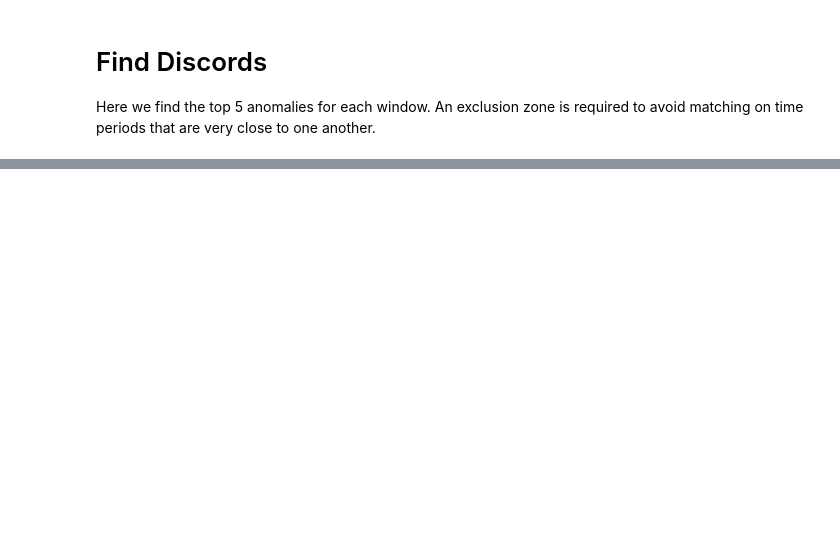
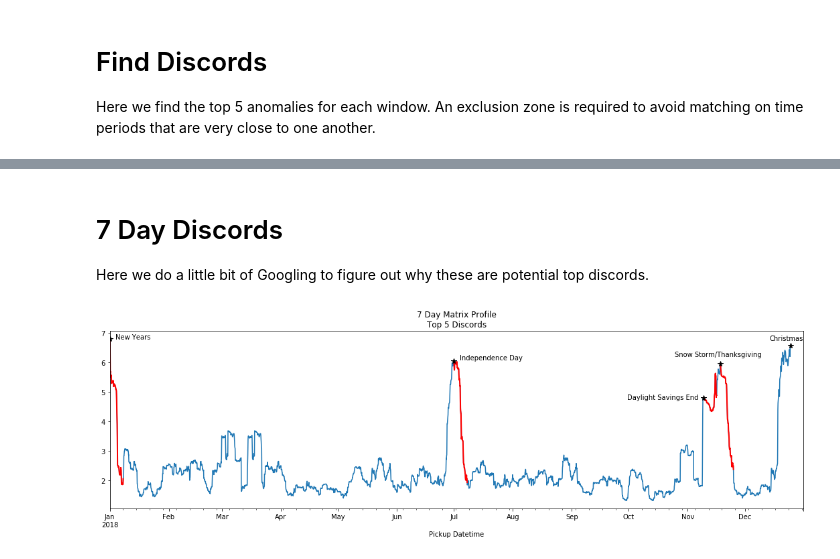
Before and after one commit to matrix-profile-foundation/article-matrix-profile-intro, a Jupyter notebook: Matrix Profile Example.ipynb, the cells around one changed output, grey strips where cells are left out. Drawn from its saved outputs; the diff is of its cells as text; code cells hidden in the pictures; blank space fills up the shorter version.

```diff
--- a/Matrix Profile Example.ipynb
+++ b/Matrix Profile Example.ipynb
@@ -256,0 +151,22 @@ top_discords
+# %% [markdown]
+# 7 Day Discords
+
+Here we do a little bit of Googling to figure out why these are potential top discords.
+# %%
+ax = df['7 Days Profile'].plot(title='7 Day Matrix Profile\nTop 5 Discords', figsize=(15,5))
+discords = top_discords['7 Days']
+
+for discord in discords:
+    df.iloc[discord:discord+(24 * 7)]['7 Days Profile'].plot(ax=ax, c='r', lw='2')
+
+df.iloc[discords]['7 Days Profile'].plot(kind='line', marker='*', c='black', markersize=8, ax=ax, lw=0)
+plt.text('01-04-2018', 6.8, 'New Years', c='black')
+plt.text('07-04-2018', 6.1, 'Independence Day', c='black')
+plt.text('9-30-2018', 4.75, 'Daylight Savings End', c='black')
+plt.text('10-25-2018', 6.2, 'Snow Storm/Thanksgiving', c='black')
+plt.text('12-14-2018', 6.75, 'Christmas', c='black')
+plt.xlabel('Pickup Datetime')
+plt.tight_layout()
+plt.show()
+# %% [output]
+[figure, added]
```
Also changed, not shown: parts of 13 cells of this notebook.
